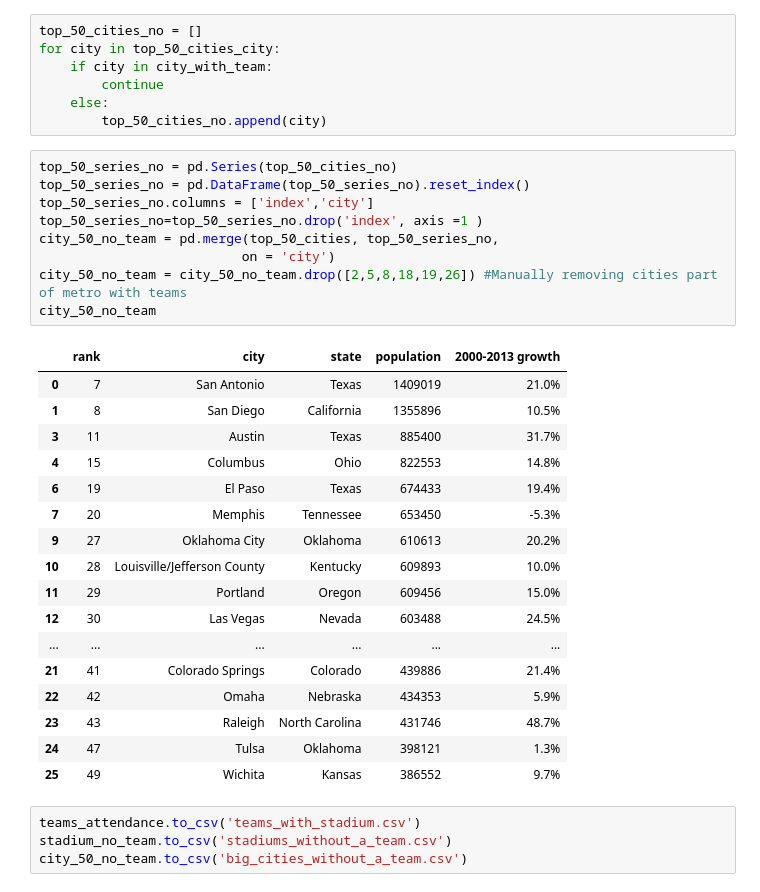
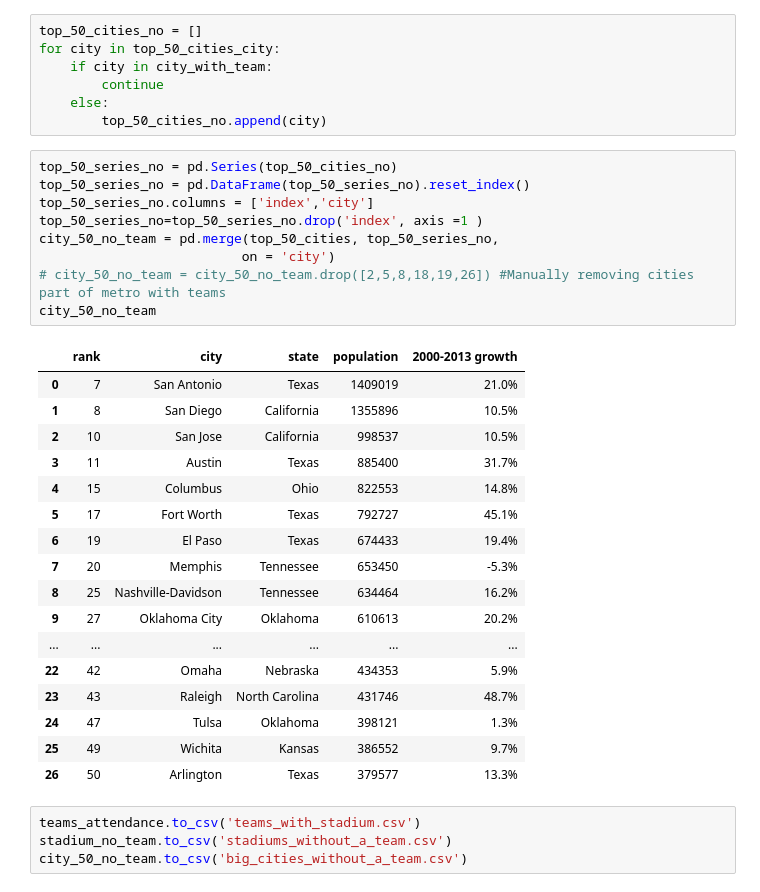
Before and after one commit to coldonline/TextAnalytics, a Jupyter notebook: Project/Teams_Stadiums.ipynb, the cells around one changed output. Saved outputs shown, nothing was run; the diff lists cells and outputs as text.

```diff
--- a/Project/Teams_Stadiums.ipynb
+++ b/Project/Teams_Stadiums.ipynb
@@ -160,30 +160,30 @@ for city in top_50_cities_city:
 # %%
 top_50_series_no = pd.Series(top_50_cities_no)
 top_50_series_no = pd.DataFrame(top_50_series_no).reset_index()
 top_50_series_no.columns = ['index','city']
 top_50_series_no=top_50_series_no.drop('index', axis =1 )
 city_50_no_team = pd.merge(top_50_cities, top_50_series_no,
                           on = 'city')
-city_50_no_team = city_50_no_team.drop([2,5,8,18,19,26]) #Manually removing cities part of metro with teams
+# city_50_no_team = city_50_no_team.drop([2,5,8,18,19,26]) #Manually removing cities part of metro with teams
 city_50_no_team
 # %% [output]
 |  | rank | city | state | population | 2000-2013 growth |
 | 0 | 7 | San Antonio | Texas | 1409019 | 21.0% |
 | 1 | 8 | San Diego | California | 1355896 | 10.5% |
+| 2 | 10 | San Jose | California | 998537 | 10.5% |
 | 3 | 11 | Austin | Texas | 885400 | 31.7% |
 | 4 | 15 | Columbus | Ohio | 822553 | 14.8% |
+| 5 | 17 | Fort Worth | Texas | 792727 | 45.1% |
 | 6 | 19 | El Paso | Texas | 674433 | 19.4% |
 | 7 | 20 | Memphis | Tennessee | 653450 | -5.3% |
+| 8 | 25 | Nashville-Davidson | Tennessee | 634464 | 16.2% |
 | 9 | 27 | Oklahoma City | Oklahoma | 610613 | 20.2% |
-| 10 | 28 | Louisville/Jefferson County | Kentucky | 609893 | 10.0% |
-| 11 | 29 | Portland | Oregon | 609456 | 15.0% |
-| 12 | 30 | Las Vegas | Nevada | 603488 | 24.5% |
 | ... | ... | ... | ... | ... | ... |
-| 21 | 41 | Colorado Springs | Colorado | 439886 | 21.4% |
 | 22 | 42 | Omaha | Nebraska | 434353 | 5.9% |
 | 23 | 43 | Raleigh | North Carolina | 431746 | 48.7% |
 | 24 | 47 | Tulsa | Oklahoma | 398121 | 1.3% |
 | 25 | 49 | Wichita | Kansas | 386552 | 9.7% |
+| 26 | 50 | Arlington | Texas | 379577 | 13.3% |
 # %%
 teams_attendance.to_csv('teams_with_stadium.csv')
 stadium_no_team.to_csv('stadiums_without_a_team.csv')
```
Also changed, not shown: 4 other files.
